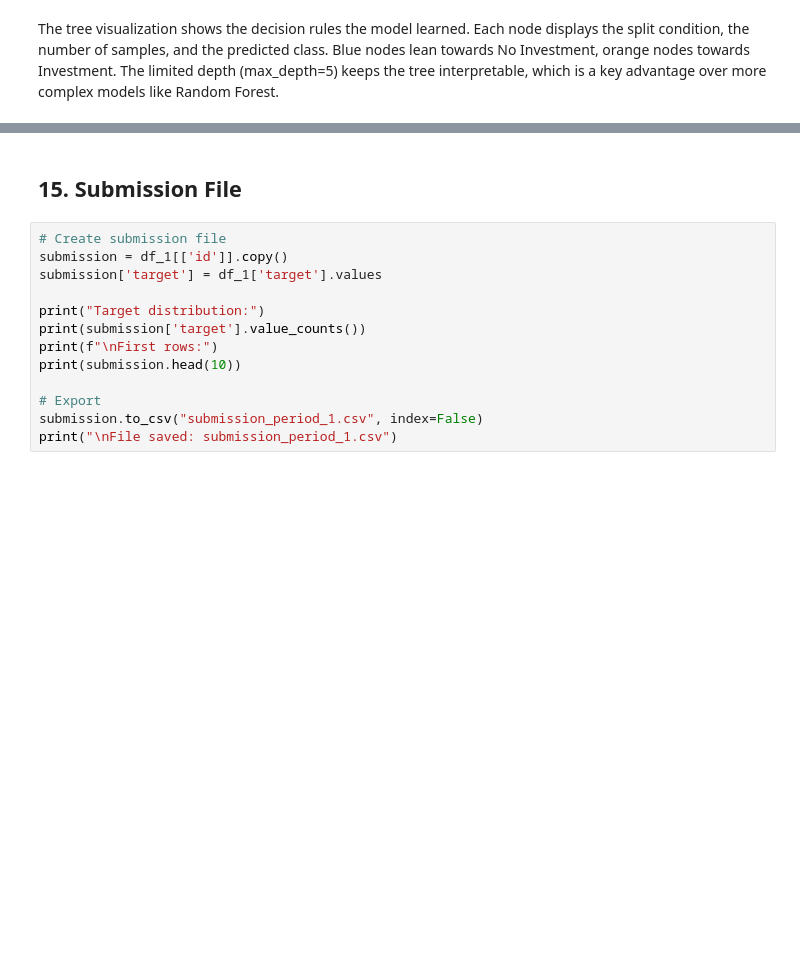
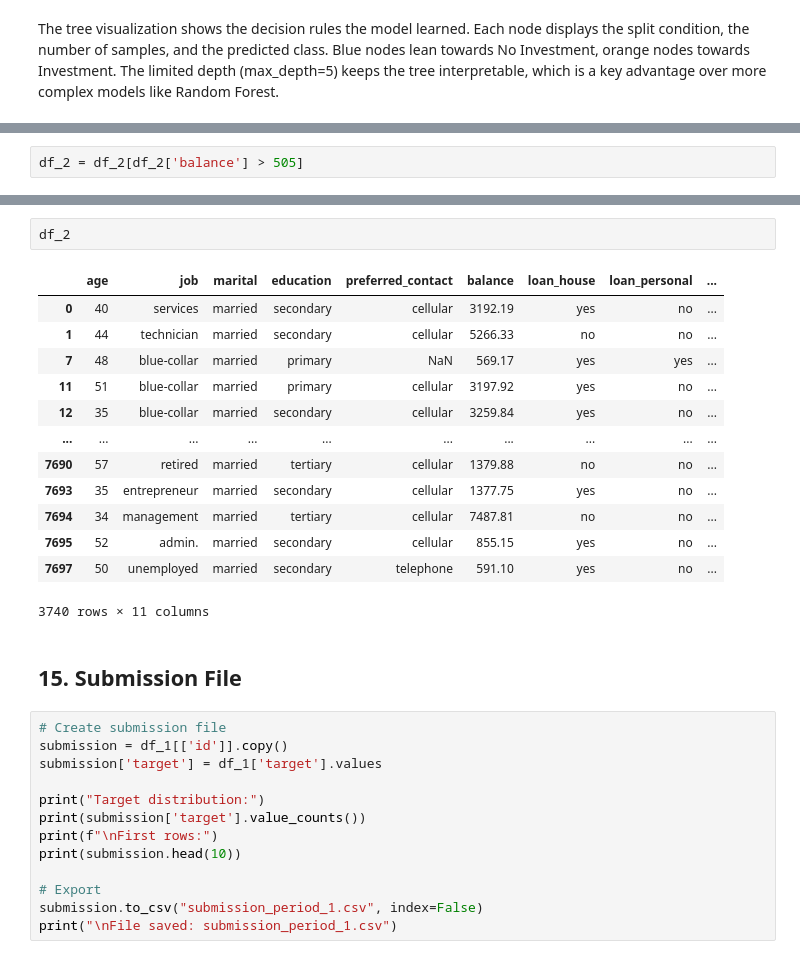
Before and after one commit to sguhring/Project_Catolica, a Jupyter notebook: Delivery_2.ipynb, the cells around one changed output, grey strips where cells are left out. Cells and saved outputs as stored; diff of their text form; blank space fills up the shorter version.

```diff
--- a/Delivery_2.ipynb
+++ b/Delivery_2.ipynb
@@ -549,0 +538,2 @@ The Random Forest model was applied to 7,700 new clients from Period 1. After ra
+# %%
+df_2 = df_2[df_2['balance'] > 505]
@@ -550,3 +552,19 @@ The Random Forest model was applied to 7,700 new clients from Period 1. After ra
+# %%
+df_2
+# %% [output]
+|  | age | job | marital | education | preferred_contact | balance | loan_house | loan_personal | ... |
+| 0 | 40 | services | married | secondary | cellular | 3192.19 | yes | no | ... |
+| 1 | 44 | technician | married | secondary | cellular | 5266.33 | no | no | ... |
+| 7 | 48 | blue-collar | married | primary | NaN | 569.17 | yes | yes | ... |
+| 11 | 51 | blue-collar | married | primary | cellular | 3197.92 | yes | no | ... |
+| 12 | 35 | blue-collar | married | secondary | cellular | 3259.84 | yes | no | ... |
+| ... | ... | ... | ... | ... | ... | ... | ... | ... | ... |
+| 7690 | 57 | retired | married | tertiary | cellular | 1379.88 | no | no | ... |
+| 7693 | 35 | entrepreneur | married | secondary | cellular | 1377.75 | yes | no | ... |
+| 7694 | 34 | management | married | tertiary | cellular | 7487.81 | no | no | ... |
+| 7695 | 52 | admin. | married | secondary | cellular | 855.15 | yes | no | ... |
+| 7697 | 50 | unemployed | married | secondary | telephone | 591.10 | yes | no | ... |
+3740 rows × 11 columns
 # %% [markdown]
 ## 15. Submission File
 # %%
```
Also changed, not shown: parts of 11 cells of this notebook.
